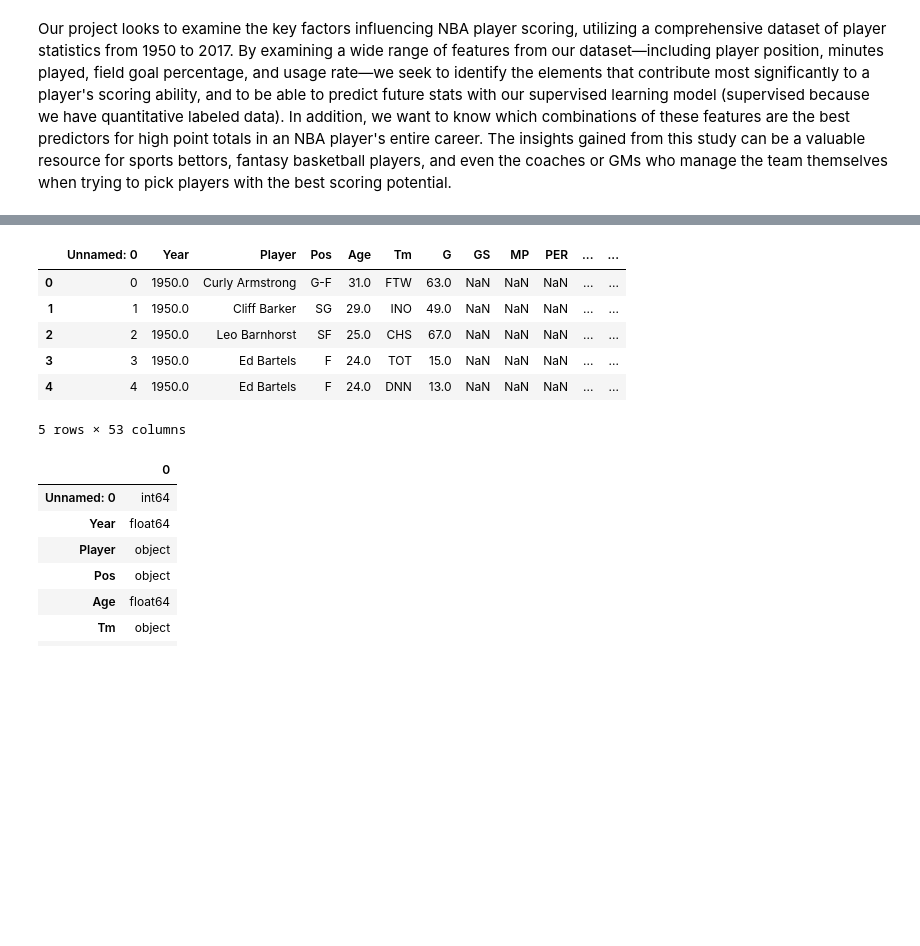
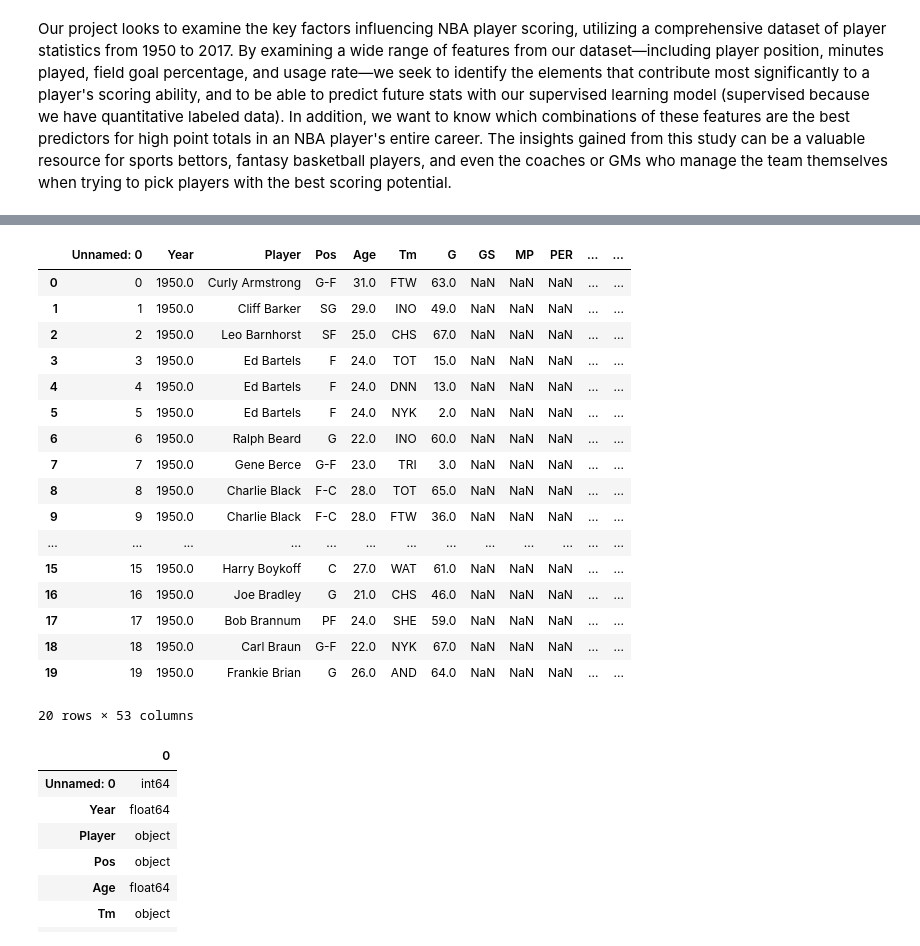
Before and after one commit to eiguzman/player-stat-predictor, a Jupyter notebook: CSE151AProject.ipynb, the cells around one changed output, grey strips where cells are left out. Cells and saved outputs as stored; diff of their text form; code cells hidden in the pictures; blank space fills up the shorter version.

```diff
--- a/CSE151AProject.ipynb
+++ b/CSE151AProject.ipynb
@@ -19,15 +13,26 @@ from sklearn.preprocessing import MinMaxScaler
 from sklearn.linear_model import LinearRegression
 # %%
 nbadf = pd.read_csv('CSE151AGroupProject/Seasons_Stats.csv')
-nbadf.head()
+nbadf.head(20)
 # %% [output]
 |  | Unnamed: 0 | Year | Player | Pos | Age | Tm | G | GS | MP | PER | ... | ... |
 | 0 | 0 | 1950.0 | Curly Armstrong | G-F | 31.0 | FTW | 63.0 | NaN | NaN | NaN | ... | ... |
 | 1 | 1 | 1950.0 | Cliff Barker | SG | 29.0 | INO | 49.0 | NaN | NaN | NaN | ... | ... |
 | 2 | 2 | 1950.0 | Leo Barnhorst | SF | 25.0 | CHS | 67.0 | NaN | NaN | NaN | ... | ... |
 | 3 | 3 | 1950.0 | Ed Bartels | F | 24.0 | TOT | 15.0 | NaN | NaN | NaN | ... | ... |
 | 4 | 4 | 1950.0 | Ed Bartels | F | 24.0 | DNN | 13.0 | NaN | NaN | NaN | ... | ... |
+| 5 | 5 | 1950.0 | Ed Bartels | F | 24.0 | NYK | 2.0 | NaN | NaN | NaN | ... | ... |
+| 6 | 6 | 1950.0 | Ralph Beard | G | 22.0 | INO | 60.0 | NaN | NaN | NaN | ... | ... |
+| 7 | 7 | 1950.0 | Gene Berce | G-F | 23.0 | TRI | 3.0 | NaN | NaN | NaN | ... | ... |
+| 8 | 8 | 1950.0 | Charlie Black | F-C | 28.0 | TOT | 65.0 | NaN | NaN | NaN | ... | ... |
+| 9 | 9 | 1950.0 | Charlie Black | F-C | 28.0 | FTW | 36.0 | NaN | NaN | NaN | ... | ... |
+| ... | ... | ... | ... | ... | ... | ... | ... | ... | ... | ... | ... | ... |
+| 15 | 15 | 1950.0 | Harry Boykoff | C | 27.0 | WAT | 61.0 | NaN | NaN | NaN | ... | ... |
+| 16 | 16 | 1950.0 | Joe Bradley | G | 21.0 | CHS | 46.0 | NaN | NaN | NaN | ... | ... |
+| 17 | 17 | 1950.0 | Bob Brannum | PF | 24.0 | SHE | 59.0 | NaN | NaN | NaN | ... | ... |
+| 18 | 18 | 1950.0 | Carl Braun | G-F | 22.0 | NYK | 67.0 | NaN | NaN | NaN | ... | ... |
+| 19 | 19 | 1950.0 | Frankie Brian | G | 26.0 | AND | 64.0 | NaN | NaN | NaN | ... | ... |
-5 rows × 53 columns
+20 rows × 53 columns
 # %%
 nbadf.dtypes
 # %% [output]
```
Also changed, not shown: parts of 25 cells of this notebook.
